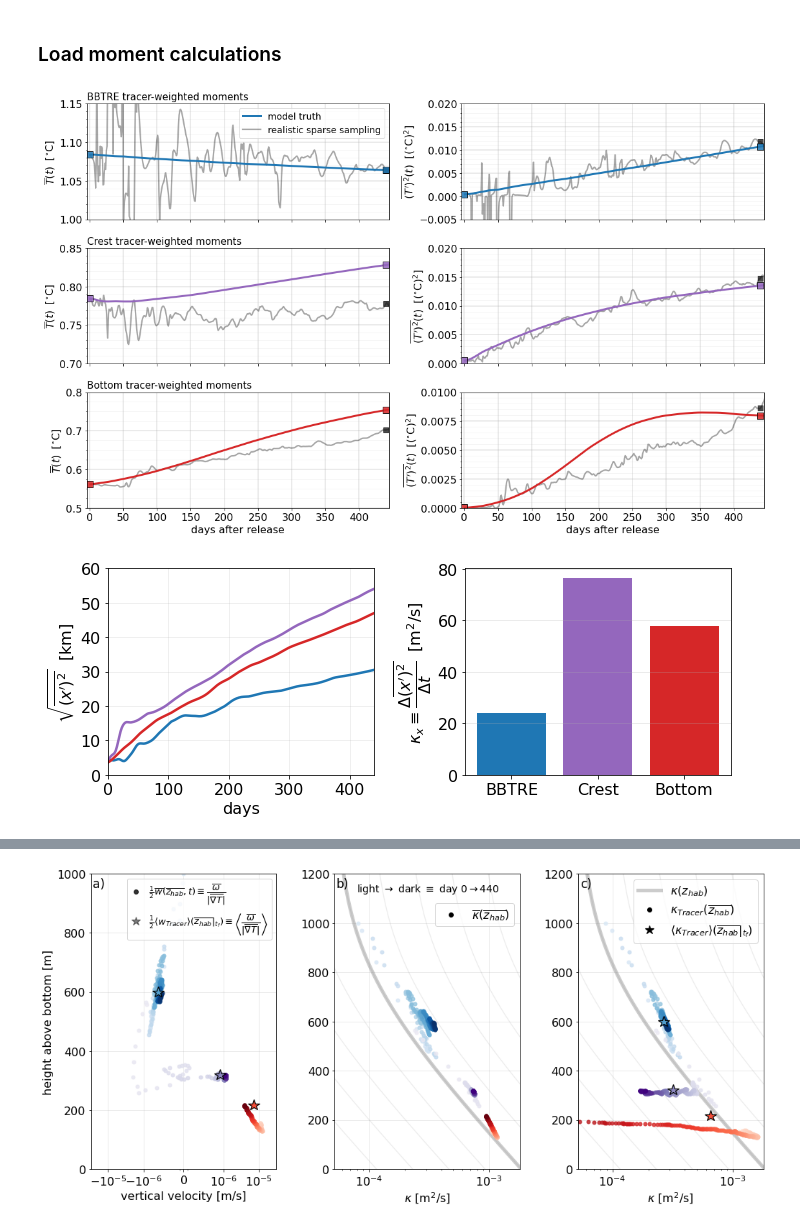
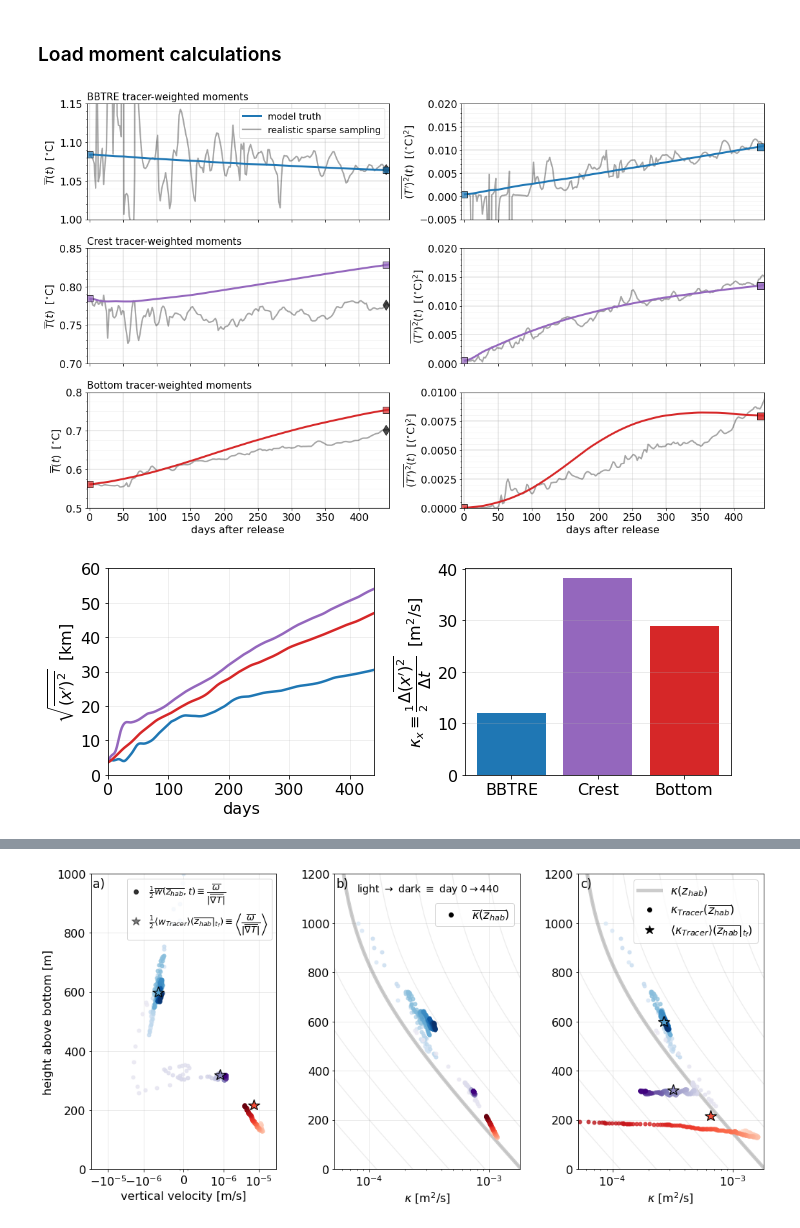
Before and after one commit to hdrake/sim-bbtre, a Jupyter notebook: notebooks/BBTRE_tracer_analysis/1_plot_tracer_moments.ipynb, the cells around one changed output, grey strips where cells are left out. Cells and saved outputs as stored; diff of their text form; code cells hidden in the pictures.

```diff
--- a/notebooks/BBTRE_tracer_analysis/1_plot_tracer_moments.ipynb
+++ b/notebooks/BBTRE_tracer_analysis/1_plot_tracer_moments.ipynb
@@ -50,9 +50,9 @@ for tr in [1,2,3]:
     ax = plt.subplot(3,2,1+(tr-1)*2)
     ids[f'θbar_Tr0{tr}'].plot(ax=ax, marker=None, linewidth=2.25, color="k", x="days", alpha=0.35)
     ds[f'θbar_Tr0{tr}'].plot(ax=ax, color=tr_cols[tr], lw=3, marker=None, x="days")
-    ax.plot(440, ids[f'θbar_Tr0{tr}'].sel(time=ids.time[ids.days==440]), markeredgecolor="k", marker="s", linewidth=0, color='k', markersize=8, alpha=0.7)
-    ax.plot(440, ds[f'θbar_Tr0{tr}'].sel(time=ds.time[ds.days==439]), markeredgecolor="k", marker="s", linewidth=0, color=tr_cols[tr], markersize=10, alpha=0.85)
-    ax.plot(0, ds[f'θbar_Tr0{tr}'].sel(time=ds.time[ds.days==1]), markeredgecolor="k", marker="s", linewidth=0, color=tr_cols[tr], markersize=10, alpha=0.85)
+    ax.plot(440, ids[f'θbar_Tr0{tr}'].sel(time=ids.time[ids.days==439]), markeredgecolor="k", marker="d", linewidth=0, color='k', markersize=11, alpha=0.7)
+    ax.plot(440, ds[f'θbar_Tr0{tr}'].sel(time=ds.time[ds.days==439]), markeredgecolor="k", marker="s", linewidth=0, color=tr_cols[tr], markersize=10, alpha=0.7)
+    ax.plot(0, ds[f'θbar_Tr0{tr}'].sel(time=ds.time[ds.days==1]), markeredgecolor="k", marker="s", linewidth=0, color=tr_cols[tr], markersize=10, alpha=0.7)
     ax.set_xlim(-4, 445)
     ax.grid(True, alpha=0.15, which="minor")
     ax.grid(True, alpha=0.35, which="major", lw=1.5)
@@ -64,11 +64,11 @@ for tr in [1,2,3]:
         ax.set_xticklabels([])
 
     ax = plt.subplot(3,2,tr*2)
-    (ids[f'θ2bar_Tr0{tr}'] - ids[f'θbar_Tr0{tr}']**2).plot(ax=ax, marker=None, linewidth=2.25, color="k", x="days", alpha=0.35)
+    ids[f'θ2bar_Tr0{tr}'].plot(ax=ax, marker=None, linewidth=2.25, color="k", x="days", alpha=0.35)
     ds[f'θ2bar_Tr0{tr}'].plot(ax=ax, color=tr_cols[tr], lw=3, marker=None, x="days")
-    ax.plot(440, (ids[f'θ2bar_Tr0{tr}'] - ids[f'θbar_Tr0{tr}']**2).sel(time=ids.time[ids.days==440]), markeredgecolor="k", marker="s", linewidth=0, color='k', markersize=8, alpha=0.7)
-    ax.plot(440, ds[f'θ2bar_Tr0{tr}'].sel(time=ds.time[ds.days==439]), markeredgecolor="k", marker="s", linewidth=0, color=tr_cols[tr], markersize=10, alpha=0.85)
-    ax.plot(0, ds[f'θ2bar_Tr0{tr}'].sel(time=ds.time[ds.days==1]), markeredgecolor="k", marker="s", linewidth=0, color=tr_cols[tr], markersize=10, alpha=0.85)
+    ax.plot(440, (ids[f'θ2bar_Tr0{tr}'] - ids[f'θbar_Tr0{tr}']**2).sel(time=ids.time[ids.days==439]), markeredgecolor="k", marker="D", linewidth=0, color='k', markersize=10, alpha=0.7)
+    ax.plot(440, ds[f'θ2bar_Tr0{tr}'].sel(time=ds.time[ds.days==439]), markeredgecolor="k", marker="s", linewidth=0, color=tr_cols[tr], markersize=11, alpha=0.85)
+    ax.plot(0, ds[f'θ2bar_Tr0{tr}'].sel(time=ds.time[ds.days==1]), markeredgecolor="k", marker="s", linewidth=0, color=tr_cols[tr], markersize=10, alpha=0.7)
     ax.set_xlim(-4, 445)
     ax.grid(True, alpha=0.15, which="minor")
     ax.grid(True, alpha=0.35, which="major", lw=1.5)
@@ -114,32 +114,32 @@ ax.set_ylim(0, 0.01)
 plt.tight_layout()
 plt.savefig("../../figures/BBTRE-tracer/tracer_moments_subsampled.png", bbox_inches="tight", dpi=200.)
 # %% [output]
-[figure, old version]
+[figure, new version]
 # %%
 fig = plt.figure(figsize=(10, 4))
 plt.subplot(1,2,1)
 for tr in [1,2,3]:
     (np.sqrt(ds[f'X2bar_Tr0{tr}'])*1e-3).plot(x="days", label=tr_names[tr], color=tr_cols[tr], lw=2.5)
 plt.ylabel(r"$\sqrt{\overline{(x')^{2}}}\;$ [km]")
 plt.grid(True, alpha=0.25)
 plt.xlim(0, 440)
 plt.ylim(0, 60)
 
 ax = plt.subplot(1,2,2)
 ax.grid(True, alpha=0.3, axis="y")
 for tr in [1,2,3]:
     ΔXp2 = ds[f'X2bar_Tr0{tr}'].sel(time=ds.time[ds.days==439]).values - ds[f'X2bar_Tr0{tr}'].sel(time=ds.time[ds.days==1]).values
     Δt = 438*86400
-    κ_x = ΔXp2/Δt
+    κ_x = 0.5*ΔXp2/Δt
     ax.bar(tr, κ_x, color=tr_cols[tr])
 ax.set_xticks([1,2,3])
 ax.set_xticklabels(list(tr_names.values()));
-ax.set_ylabel(r"$\kappa_{x} \equiv \dfrac{\Delta \overline{(x')^{2}}}{\Delta t}\;$ [m$^{2}$/s]")
+ax.set_ylabel(r"$\kappa_{x} \equiv \frac{1}{2} \dfrac{\Delta \overline{(x')^{2}}}{\Delta t}\;$ [m$^{2}$/s]")
 
 plt.tight_layout()
 plt.savefig("../../figures/BBTRE-tracer/tracer_Xmoments.png", bbox_inches="tight", dpi=200.)
 # %% [output]
-[figure, old version]
+[figure, new version]
 # %%
 # Observations from Ledwell 2021 (see table)
 observed_moments = {
```
Also changed, not shown: parts of 3 cells of this notebook, 4 other files.
